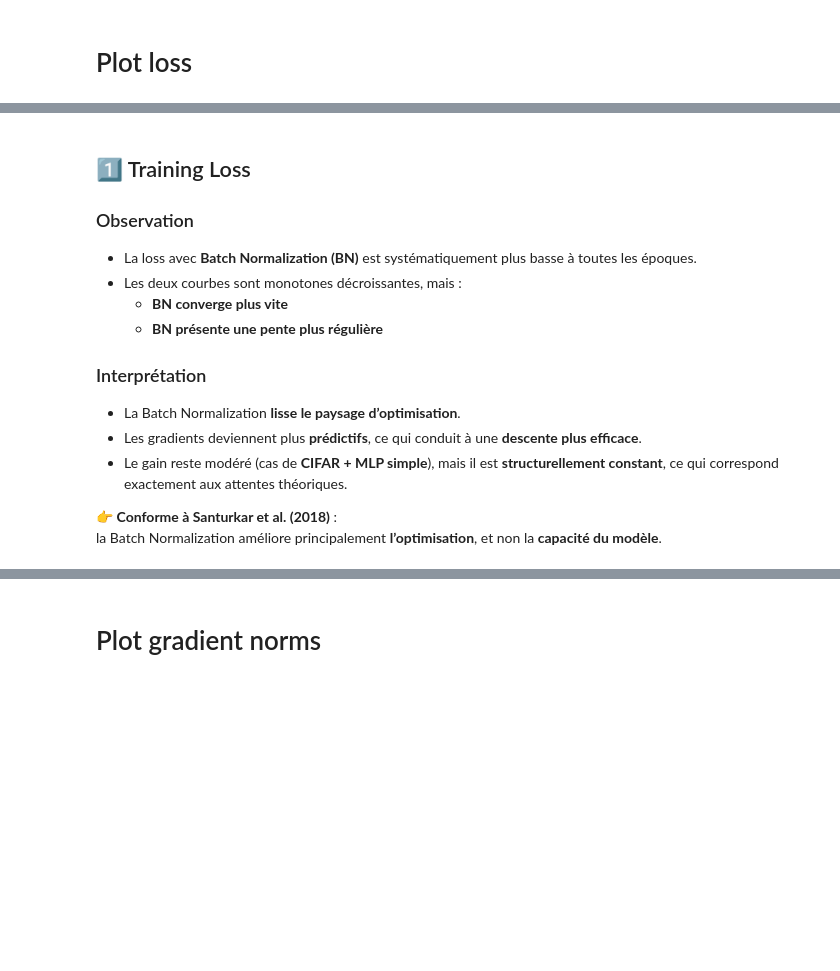
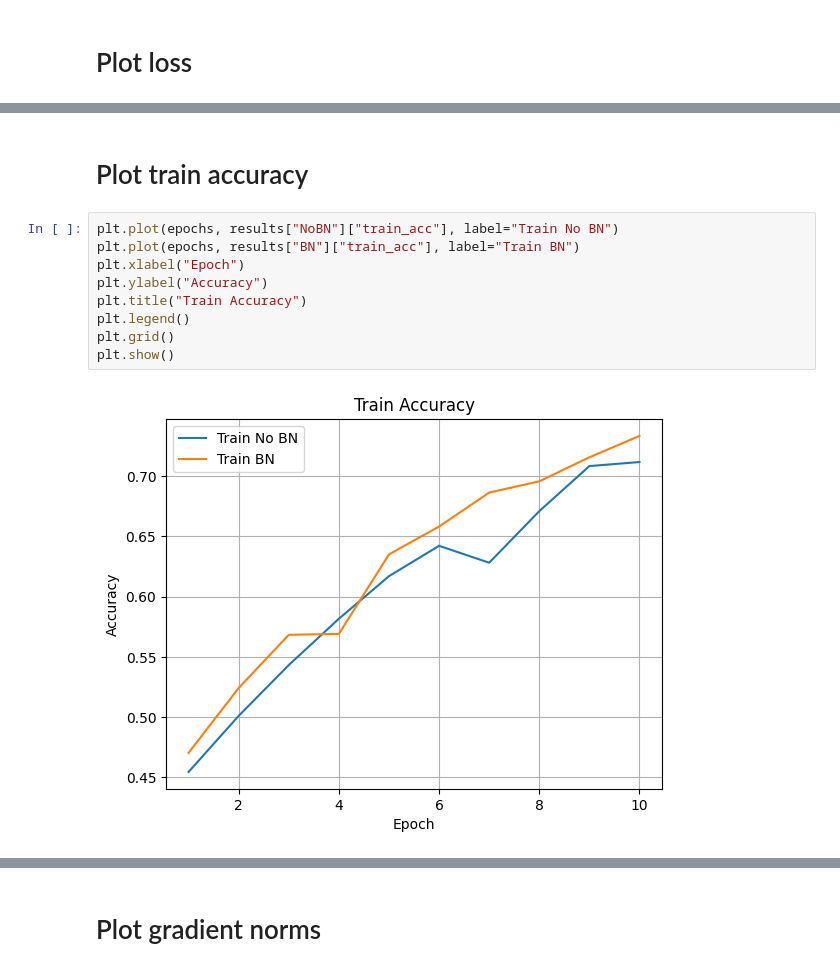
Before and after one commit to Sanjopp/Advanced_ML_BN_2025, a Jupyter notebook: notebook/experiment_cifar.ipynb, the cells around one changed output, grey strips where cells are left out. Saved outputs shown, nothing was run; the diff lists cells and outputs as text; blank space fills up the shorter version.

```diff
--- a/notebook/experiment_cifar.ipynb
+++ b/notebook/experiment_cifar.ipynb
@@ -64,19 +64,14 @@ plt.show()
-# %% [markdown]
-## 1️⃣ Training Loss
-
-### Observation
-
-- La loss avec **Batch Normalization (BN)** est systématiquement plus basse à toutes les époques.
-- Les deux courbes sont monotones décroissantes, mais :
-  - **BN converge plus vite**
-  - **BN présente une pente plus régulière**
-
-### Interprétation
-
-- La Batch Normalization **lisse le paysage d’optimisation**.
-- Les gradients deviennent plus **prédictifs**, ce qui conduit à une **descente plus efficace**.
-- Le gain reste modéré (cas de **CIFAR + MLP simple**), mais il est **structurellement constant**, ce qui correspond exactement aux attentes théoriques.
-
-👉 **Conforme à Santurkar et al. (2018)** :
- la Batch Normalization améliore principalement **l’optimisation**, et non la **capacité du modèle**.
+# %% [markdown]
+# Plot train accuracy
+# %%
+plt.plot(epochs, results["NoBN"]["train_acc"], label="Train No BN")
+plt.plot(epochs, results["BN"]["train_acc"], label="Train BN")
+plt.xlabel("Epoch")
+plt.ylabel("Accuracy")
+plt.title("Train Accuracy")
+plt.legend()
+plt.grid()
+plt.show()
+# %% [output]
+[figure, added]
 # %% [markdown]
```
Also changed, not shown: parts of 9 cells of this notebook, 4 other files.
